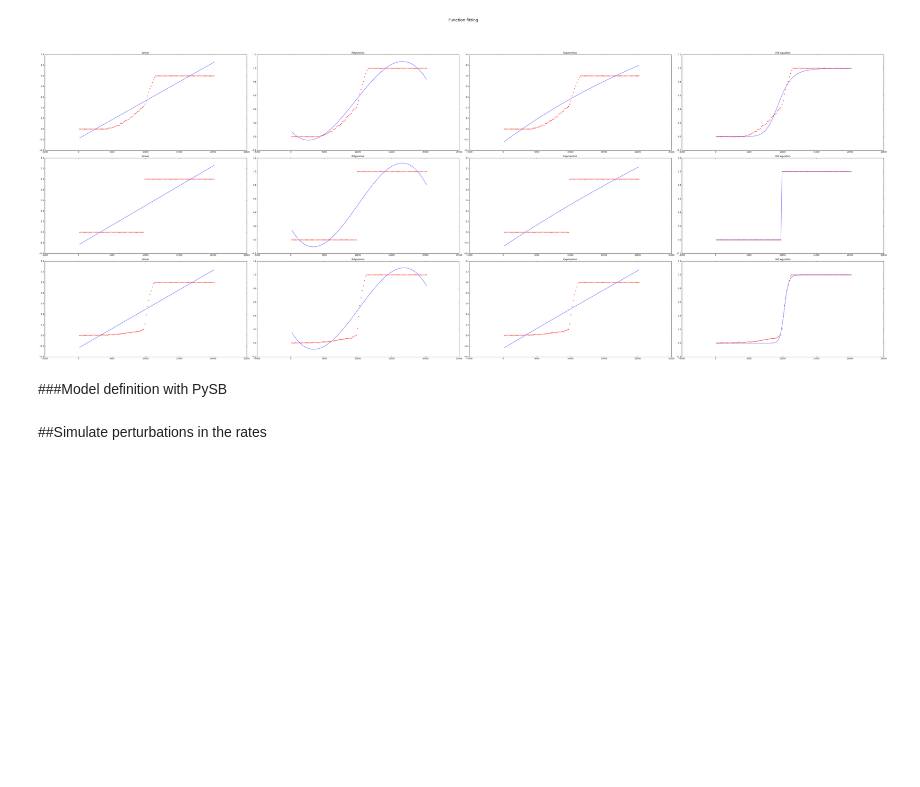
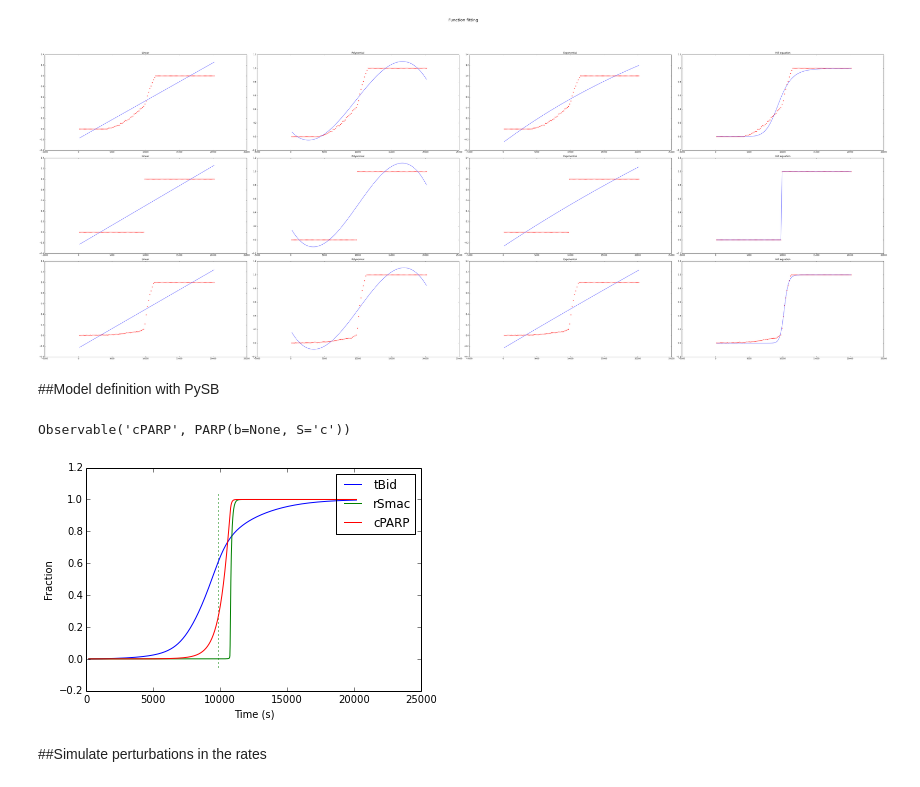
Before and after one commit to ortega2247/qsb, a Jupyter notebook: qsb.ipynb, the cells around one changed output. Saved outputs shown, nothing was run; the diff lists cells and outputs as text; code cells hidden in the pictures; blank space fills up the shorter version.

```diff
--- a/qsb.ipynb
+++ b/qsb.ipynb
@@ -209,5 +228,5 @@ fig.tight_layout()
 # %% [markdown]
-###Model definition with PySB
+##Model definition with PySB
 # %%
 # %load qsb_model.py
 """
@@ -238,10 +257,19 @@ def bind_table_b(table):
     """
     return bind_table(table, site_name, site_name)
 
+
+KF = 1e-6
+KR = 1e-3
+KC = 1
+
 # Default forward, reverse, and catalytic rates
 KFc = 8.6897973656754578e-07 #1e-6
 KRc = 0.00026884384823502833 #1e-3
 KCc = 7.9623024965305493 #1
+
+KFcc = 8.6897973656754578e-07 #1e-6
+KRcc = 0.00026884384823502833 #1e-3
+KCcc = 7.9623024965305493 #1
 
 KFb = 4.149733352245889e-09 #1e-7
 KRb = 0.00050110975371602537 #1e-3
@@ -255,6 +283,7 @@ KFm = 1.2128334849034545e-07 #2e-6
 KRm = 0.011242081848190973 #10e-3
 KCm = 17.003767066674314 #10
 
+#C3 claeaves PARP
 KFs = 4.0379463916345119e-05 #1e-6
 KRs = 0.0024327371579203338 #10e-3
 KCs = 0.012083736473176411 #1
@@ -267,32 +296,42 @@ KCs = 0.012083736473176411 #1
 # OLD bcl2_bid_rates = [1e-6, 1e-3] # 1.0e-6/v_mito
 bcl2_bid_rates = [2.3147601898026888e-06, 0.0017312607994352624] # 1.0e-6/v_mito
 bcl2_bax_rates = [9.9990412921086819e-05, 2.0740711292172149e-05]
+XIAP_C3_rates =  [9.9990412921086819e-05, 2.0740711292172149e-05]
+XIAP_Smac_rates = [2.3147601898026888e-06, 0.0017312607994352624]
+
 # instantiate a model
 Model()
 
 # declare monomers
 Monomer('C8', ['b'])
 Monomer('Bid',    ['b', 'S'], {'S':['n', 't']})
+#Monomer('Bax', ['bf', 's1', 's2', 'state'], {'state':[ 'd', 'a']})
 Monomer('Bax',   ['b', 'S'], {'S':['d', 'a']})
 Monomer('M',   ['b', 'S'], {'S':['c', 'p']})
 Monomer('Smac', ['b', 'S'], {'S':['m', 'r']})
 Monomer('PARP', ['b', 'S'],  {'S':['n', 'c']})
 Monomer('Bcl2', ['b'])
-
+Monomer('C3', ['b', 'S'], {'S':['d','a']})
+Monomer('XIAP', ['b'])
 
 synthesize(C8(b=None), 0.032866241994187327)
+catalyze_b(C8, C3(S='d'), C3(S='a'), [KFcc, KRcc, KCcc])
+catalyze_b(C3(S='a'), PARP(S='n'), PARP(S='c'), [KFs, KRs, KCs])
 catalyze_b(C8, Bid(S='n'), Bid(S='t'), [KFc, KRc, KCc])
 # Activate Bax
 catalyze_b(Bid(S='t'), Bax(S='d'), Bax(S='a'), [KFb, KRb, KCb])
 
+
 # Activate Bax/Bak
 catalyze_b(Bax(S='a'), M(S='c'), M(S='p'), [KFba, KRba, KCba])
 catalyze_b(M(S='p'), Smac(S='m'), Smac(S='r'), [KFm, KRm, KCm])
-catalyze_b(Smac(S='r'), PARP(S='n'), PARP(S='c'), [KFs, KRs, KCs])
+#catalyze_b(Smac(S='r'), PARP(S='n'), PARP(S='c'), [KFs, KRs, KCs])
 
-bind_table_b([[                  Bcl2],
-              [Bid(S='t'), bcl2_bid_rates  ],
-              [Bax(S='a'), bcl2_bax_rates  ]])
+bind_table_b([[                  Bcl2,           XIAP],
+              [Bid(S='t'),   bcl2_bid_rates,     None        ],
+              [Bax(S='a'),   bcl2_bax_rates,     None        ],
+              [C3,           None,          XIAP_C3_rates    ],
+              [Smac(S='r'), None ,         XIAP_Smac_rates  ]])
 
 # Bid, Bax, BclxL "transport" to the membrane
 #equilibrate(Bid(b=None, S='t'),   Bid(b=None, S='m'), [1e-1, 1e-3])
@@ -308,6 +347,8 @@ Parameter('M_0',  5e5)
 Parameter('Smac_0', 1e5)
 Parameter('PARP_0',  1e6)
 Parameter('Bcl2_0',  2e4)
+Parameter('C3_0',  2e4)
+Parameter('XIAP_0',  2e4)
 
 Initial(C8(b=None), C8_0)
 Initial(Bid(b=None, S='n'), Bid_0)
@@ -316,35 +357,45 @@ Initial(M(b=None, S='c'), M_0)
 Initial(Smac(b=None, S='m'), Smac_0)
 Initial(PARP(b=None, S='n'), PARP_0)
 Initial(Bcl2(b=None), Bcl2_0)
-
+Initial(C3(b=None, S='d'), C3_0)
+Initial(XIAP(b=None), XIAP_0)
 
 # Observables
 Observable('mBid', Bid(b=None, S='t'))
 Observable('aSmac', Smac(b=None, S='r'))
 Observable('cPARP', PARP(b=None, S='c'))
+# %% [output]
+Observable('cPARP', PARP(b=None, S='c'))
 # %%
 from qsb_model import model
 
 # Build time points for the integrator, using the same time scale as the
 # experimental data
 ntimes = len(time)
 #Factor by which to increase time resolution
 tmul = 10
 # Do the sampling such that the original experimental timepoints can be
 # extracted with a slice expression instead of requiring interpolation.
 tspan = np.linspace(time[0], time[-1],
                     (ntimes-1) * tmul + 1)
 # Initialize solver object
-solver = pysb.integrate.Solver(model, tspan, rtol=1e-5, atol=1e-5)
+yout = odesolve(model, tspan, rtol=1e-5, atol=1e-5)
+
+momp_obs_total = model.parameters['Smac_0'].value
+momp_data = np.array([9810.0, 180.0, momp_obs_total])
 
 pl.ion()
 pl.figure()
-plt.plot(t, yout['mBid']/model.parameters['Bid_0'].value, label="tBid")
-plt.plot(t, yout['aSmac']/model.parameters['Smac_0'].value, label='rSmac')
-plt.plot(t, yout['cPARP']/model.parameters['PARP_0'].value, label='cPARP')
+plt.plot(tspan, yout['mBid']/model.parameters['Bid_0'].value, label="tBid")
+plt.plot(tspan, yout['aSmac']/model.parameters['Smac_0'].value, label='rSmac')
+plt.plot(tspan, yout['cPARP']/model.parameters['PARP_0'].value, label='cPARP')
+plt.vlines(momp_data[0], -0.05, 1.05, color='g', linestyle=':')
 plt.legend()
 plt.xlabel("Time (s)")
-plt.ylabel("Molecules/cell")
+plt.ylabel("Fraction")
+plt.show()
+# %% [output]
+[figure, added]
 # %% [markdown]
 ##Simulate perturbations in the rates
 # %% [markdown]
```
Also changed, not shown: parts of 6 cells of this notebook.
